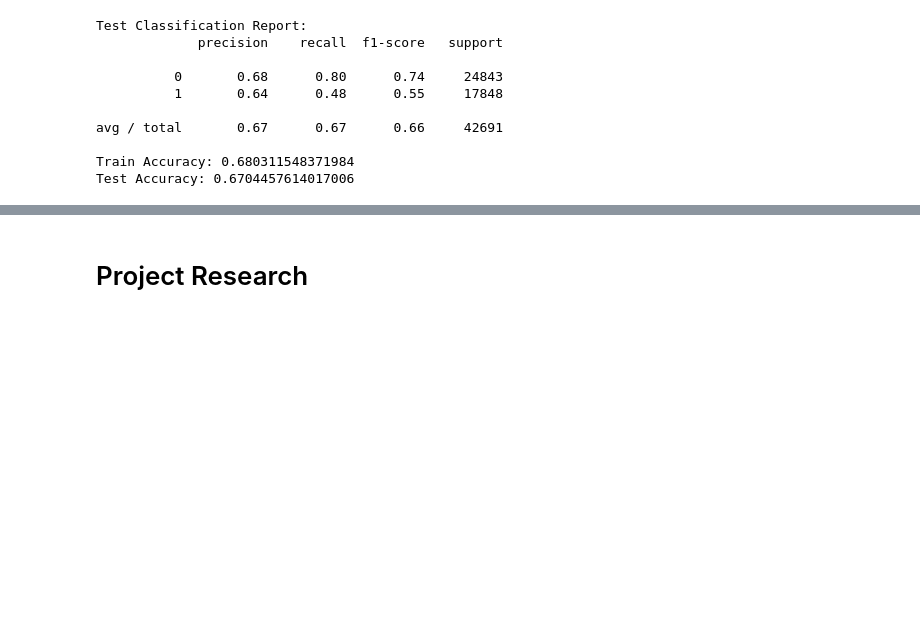
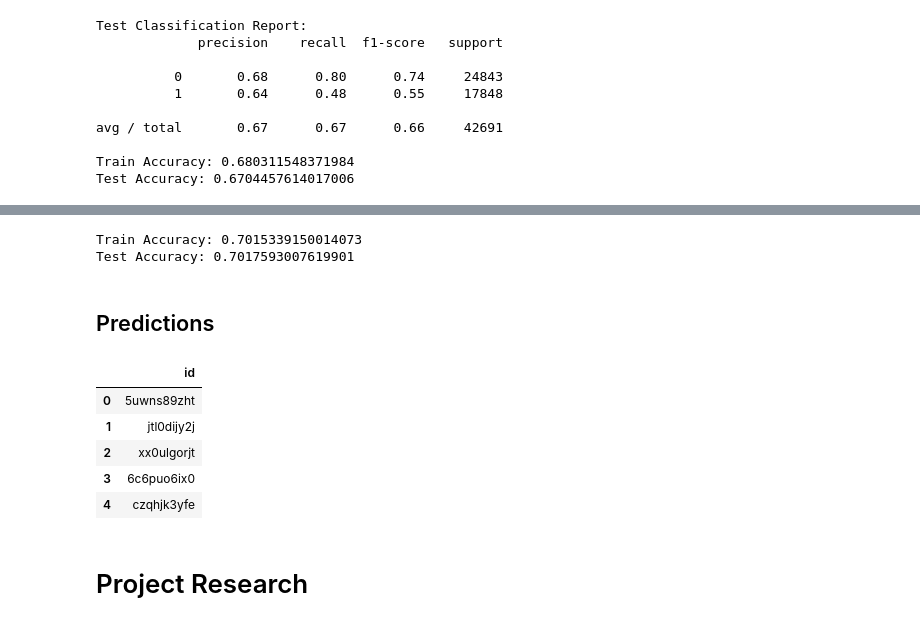
Before and after one commit to broad32/Project, a Jupyter notebook: Project.ipynb, the cells around one changed output, grey strips where cells are left out. Cells and saved outputs as stored; diff of their text form; code cells hidden in the pictures; blank space fills up the shorter version.

Commit message:
built out final notebook..need to resolve test bug and improve models

```diff
--- a/Project.ipynb
+++ b/Project.ipynb
@@ -492,6 +488,8 @@ NL       0.003555
 AU       0.002489
 PT       0.001007
 Name: country_destination, dtype: float64
+# %%
+test_ids = test['id'].to_frame()
 # %%
 xtrain.drop(drop, axis=1, inplace=True)
 xtest.drop(drop, axis=1, inplace=True)
@@ -567,8 +569,8 @@ ytest2 = target2[xtest.index][target2!='NDF']
 xtest2 = xtest.loc[ytest2.index]
 # %%
 rf_clf2 = RandomForestClassifier()
-gridsearch_rf2  = GridSearchCV(rf_clf2, {"n_estimators": [60, 100, 200], "class_weight": ['balanced', None],
-                                      "max_depth": [7,9,11]})
+gridsearch_rf2  = GridSearchCV(rf_clf2, {"n_estimators": [20,30,60,100], "class_weight": ['balanced', None],
+                                      "max_depth": [3,5,7,9]})
 # %%
 gridsearch_rf2.fit(xtrain2, ytrain2)
 print("Best Parameters: {}".format(gridsearch_rf2.best_params_))
@@ -577,0 +580,22 @@ KeyboardInterrupt:
+# %%
+rfclf2_ypredict_test = gridsearch_rf2.predict(xtest2)
+print("Train Accuracy: {}\nTest Accuracy: {}".format(metrics.accuracy_score(ytrain2, rfclf2_ypredict_train),
+                                                    metrics.accuracy_score(ytest2, rfclf2_ypredict_test)))
+# %% [output]
+Train Accuracy: 0.7015339150014073
+Test Accuracy: 0.7017593007619901
+# %% [markdown]
+## Predictions
+# %%
+predictions = gridsearch_rf2.best_estimator_.predict(test)
+# %%
+test_ids['country'] = predictions
+# %%
+test_ids.head()
+# %% [output]
+|  | id |
+| 0 | 5uwns89zht |
+| 1 | jtl0dijy2j |
+| 2 | xx0ulgorjt |
+| 3 | 6c6puo6ix0 |
+| 4 | czqhjk3yfe |
```
Also changed, not shown: parts of 12 cells of this notebook.
